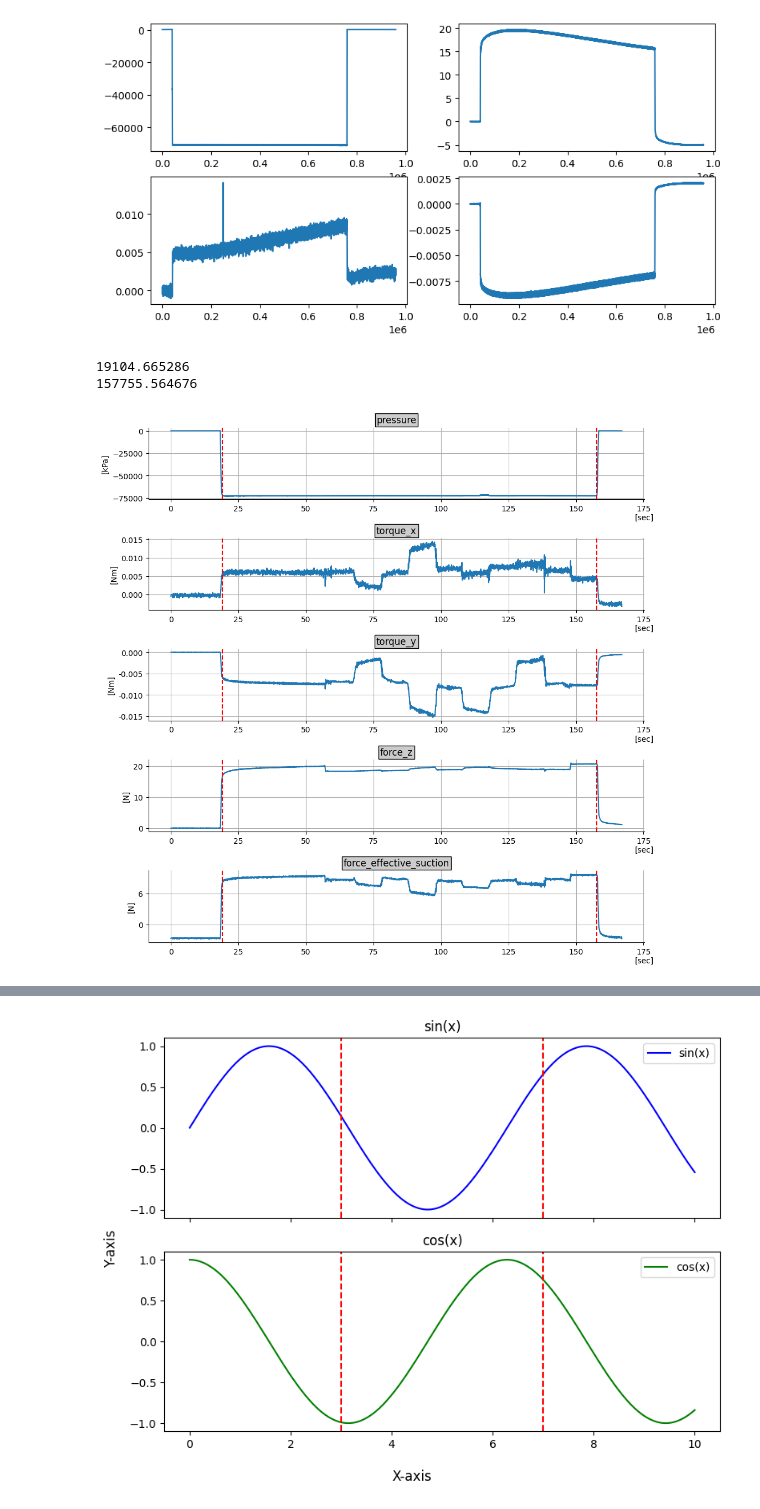
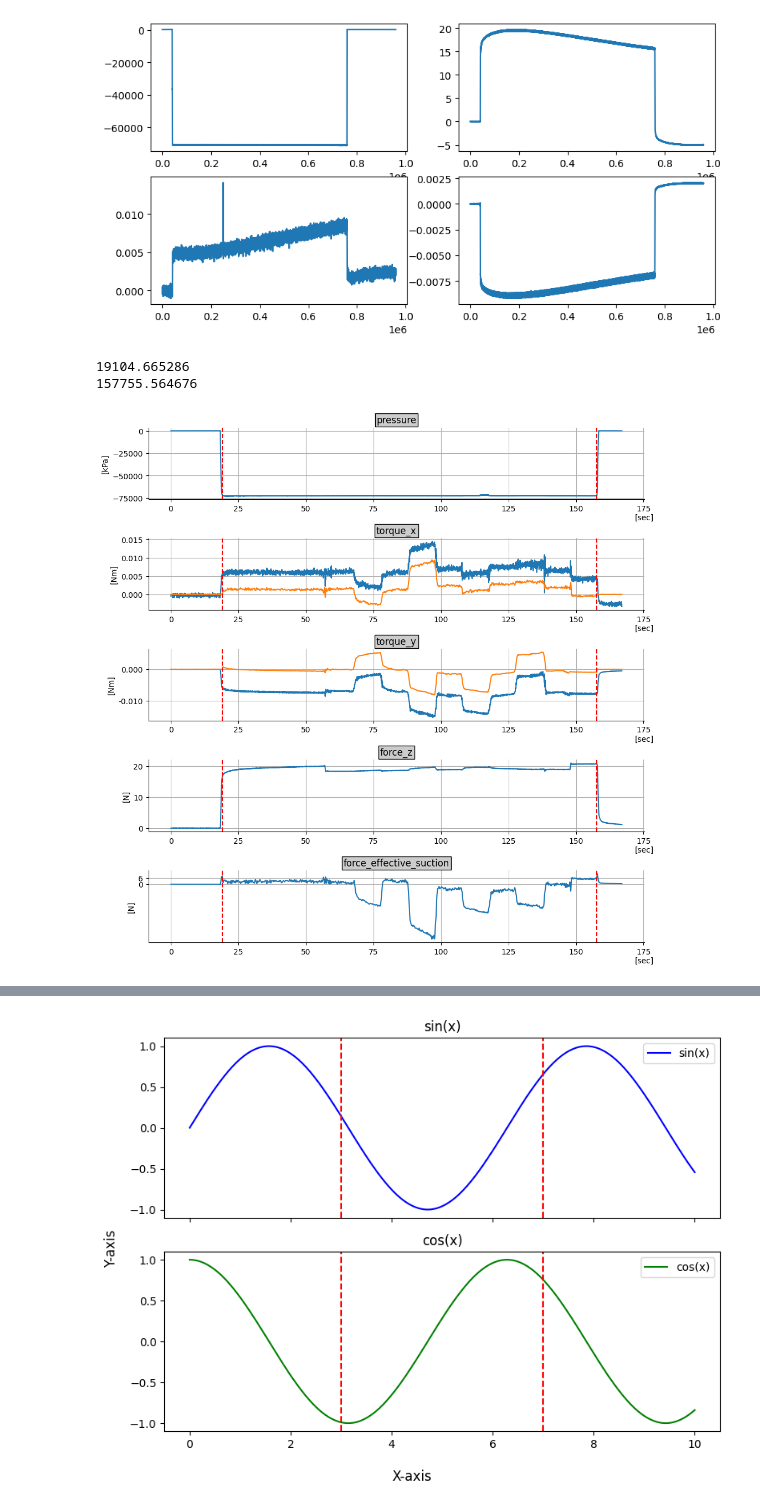
Before and after one commit to izumi0x01/ros2bagConverter, a Jupyter notebook: plot.ipynb, the cells around one changed output, grey strips where cells are left out. Saved outputs shown, nothing was run; the diff lists cells and outputs as text; code cells hidden in the pictures.

Commit message:
add low-pass-filter

```diff
--- a/plot.ipynb
+++ b/plot.ipynb
@@ -77,6 +77,20 @@ def custom_plot(ax,x_label,y_label,title,msec_threshold_front,msec_threshold_bac
     ax.axvline(x=msec_threshold_back, color='r', linestyle='--')
     # ax.yaxis.set_label_coords(-0.05, 0.9)
 
+def low_pass(fs,t,signal):
+    # フーリエ変換によるローパスフィルター
+    freqs = np.fft.fftfreq(len(t), 1/fs)  # 周波数軸
+    fft_signal = np.fft.fft(signal)  # 信号をフーリエ変換
+
+
+    # カットオフ周波数を指定
+    cutoff = 0.0002  # カットオフ周波数[Hz]
+    fft_signal[np.abs(freqs) > cutoff] = 0  # 高周波成分をゼロに
+
+
+    # フィルタ後の信号を逆フーリエ変換
+    filtered_signal_fft = np.fft.ifft(fft_signal).real
+    return filtered_signal_fft
 
 msec_threshold_front = res1.loc[res1.index[(res1['data'] < res1['data'].min() + 1000 )& (res1['data'] > res1['data'].min())][0], "msec"]
 print(msec_threshold_front)
@@ -84,36 +98,56 @@ msec_threshold_back = res1.loc[res1.index[(res1['data'] < res1['data'].min() + 1
 print(msec_threshold_back)
 
 wrench_torque_x_front = res2.loc[(res2['msec'] - msec_threshold_front).abs().idxmin(), "wrench_torque_x"]
+wrench_torque_x_front_idx = (res2['msec'] - msec_threshold_front).abs().idxmin()
 wrench_torque_x_back = res2.loc[(res2['msec'] - msec_threshold_back).abs().idxmin(), "wrench_torque_x"]
+wrench_torque_x_back_idx = (res2['msec'] - msec_threshold_back).abs().idxmin()
 wrench_torque_y_front = res2.loc[(res2['msec'] - msec_threshold_front).abs().idxmin(), "wrench_torque_y"]
+wrench_torque_y_front_idx = (res2['msec'] - msec_threshold_front).abs().idxmin()
 wrench_torque_y_back = res2.loc[(res2['msec'] - msec_threshold_back).abs().idxmin(), "wrench_torque_y"]
+wrench_torque_y_back_idx = (res2['msec'] - msec_threshold_back).abs().idxmin()
 
-Mr = np.sqrt((res2['wrench_torque_x']-wrench_torque_x_front)**2 + (res2['wrench_torque_y']-wrench_torque_y_front)**2)
-r = 0.0015
+res2["wrench_torque_x_filled"] = 0
+res2.loc[res2.index[wrench_torque_x_front_idx:wrench_torque_x_back_idx], "wrench_torque_x_filled"] = res2.loc[
+    res2.index[wrench_torque_x_front_idx:wrench_torque_x_back_idx], "wrench_torque_x"
+] - (wrench_torque_x_front + wrench_torque_x_back)/2
+res2["wrench_torque_y_filled"] = 0
+res2.loc[res2.index[wrench_torque_y_front_idx:wrench_torque_y_back_idx], "wrench_torque_y_filled"] = res2.loc[
+    res2.index[wrench_torque_y_front_idx:wrench_torque_y_back_idx], "wrench_torque_y"
+] - (wrench_torque_y_front + wrench_torque_y_back)/2
+
+fs = 1/(res2['msec'][2] - res2['msec'][1])
+wrench_torque_x_lowpass = low_pass(fs, res2['msec'], res2['wrench_torque_x_filled'])
+wrench_torque_y_lowpass = low_pass(fs, res2['msec'], res2['wrench_torque_y_filled'])
+
+Mr = np.sqrt((wrench_torque_x_lowpass)**2 + (wrench_torque_y_lowpass)**2)
+r = 0.0001
 fr1 = 0.5*(res2['wrench_force_z']+Mr/r)
 fr2 = 0.5*(res2['wrench_force_z']-Mr/r)
 fe = np.minimum(fr1, fr2)  # 要素ごとの比較
+
 
 fig ,axs= plt.subplots(nrows=5,figsize=(10, 10),layout='constrained')
 axs[0].plot(res1['msec'], res1['data'])
 custom_plot(axs[0],'[sec]','[kPa]','pressure',msec_threshold_front,msec_threshold_back)
 axs[1].plot(res2['msec'], res2['wrench_torque_x'])
+axs[1].plot(res2['msec'], wrench_torque_x_lowpass)
 axs[1].yaxis.set_major_formatter(ticker.FuncFormatter(lambda x, _: '{:.3f}'.format(x)))
 custom_plot(axs[1],'[sec]','[Nm]','torque_x',msec_threshold_front,msec_threshold_back)
 axs[2].plot(res2['msec'], res2['wrench_torque_y'])
+axs[2].plot(res2['msec'], wrench_torque_y_lowpass)
 axs[2].yaxis.set_major_formatter(ticker.FuncFormatter(lambda x, _: '{:.3f}'.format(x)))
 custom_plot(axs[2],'[sec]','[Nm]','torque_y',msec_threshold_front,msec_threshold_back)
 axs[3].plot(res2['msec'], res2['wrench_force_z'])
 custom_plot(axs[3],'[sec]','[N]','force_z',msec_threshold_front,msec_threshold_back)
 axs[4].plot(res2['msec'], fe)
 custom_plot(axs[4],'[sec]','[N]','force_effective_suction', msec_threshold_front, msec_threshold_back)
 axs[4].set_yticks(np.arange(0, fe.max(), 6))
 
 plt.show()
 # %% [output]
 19104.665286
 157755.564676
-[figure, old version]
+[figure, new version]
 # %%
 fig ,axs= plt.subplots(nrows=4,figsize=(15, 10),layout='constrained')
 axs[0].plot(res1['msec'], res1['data'])
```
Also changed, not shown: parts of 2 cells of this notebook.
